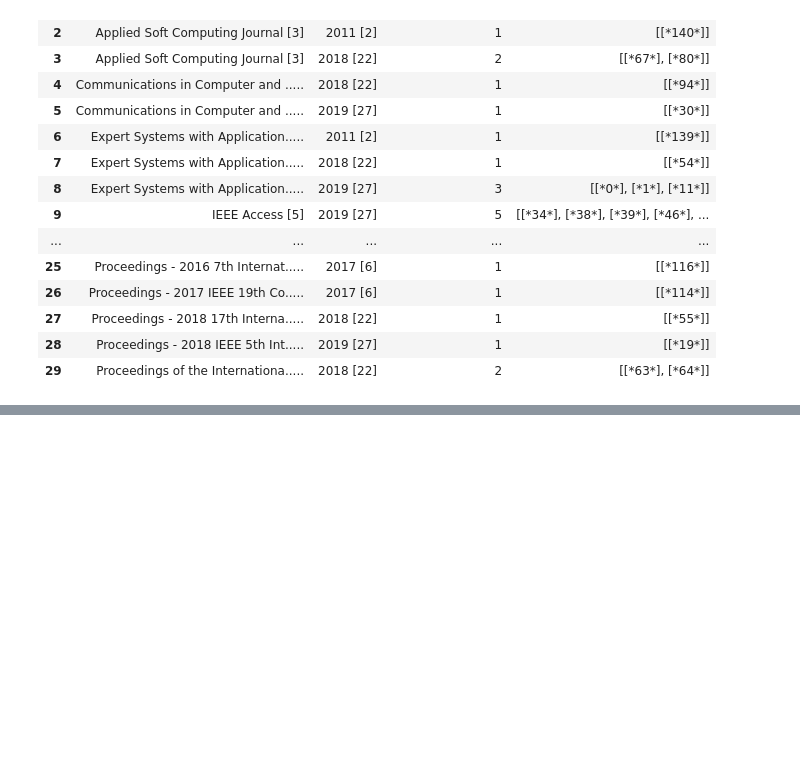
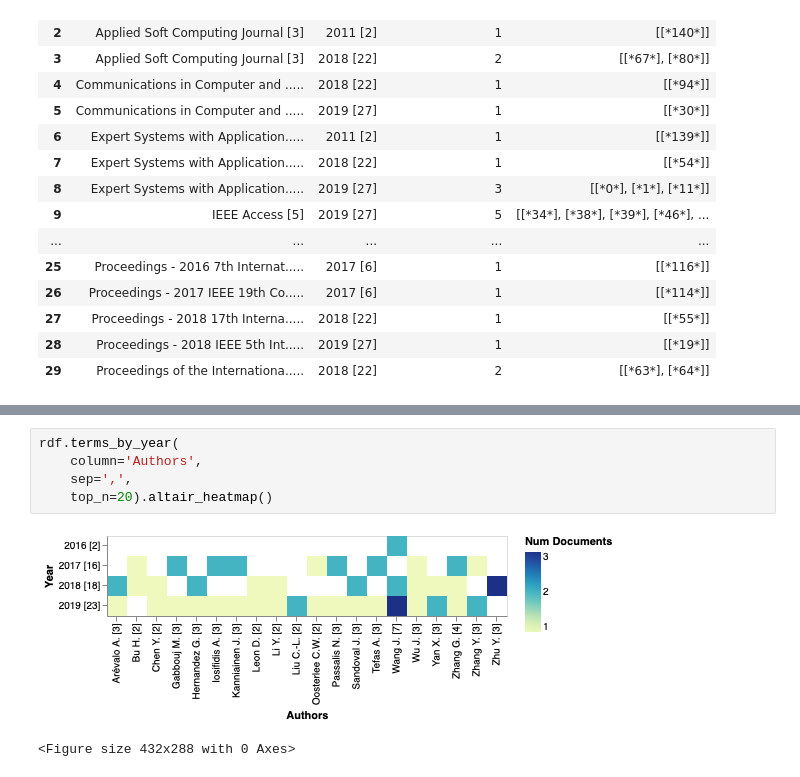
Before and after one commit to jdvelasq/techminer-old-deprecated, a Jupyter notebook: guide/tutorial/13-terms-by-year.ipynb, the cells around one changed output, grey strips where cells are left out. Saved outputs shown, nothing was run; the diff lists cells and outputs as text; blank space fills up the shorter version.

```diff
--- a/guide/tutorial/13-terms-by-year.ipynb
+++ b/guide/tutorial/13-terms-by-year.ipynb
@@ -55,3 +55,11 @@ rdf.terms_by_year(
 | Proceedings - 2018 17th Interna..... | 0 | 0 | 0 | 0 | 0 | 0 | 0 | 0 | 1 | 0 |
 | Proceedings - 2018 IEEE 5th Int..... | 0 | 0 | 0 | 0 | 0 | 0 | 0 | 0 | 0 | 1 |
 | Proceedings of the Internationa..... | 0 | 0 | 0 | 0 | 0 | 0 | 0 | 0 | 2 | 0 |
+# %%
+rdf.terms_by_year(
+    column='Authors',
+    sep=',',
+    top_n=20).altair_heatmap()
+# %% [output]
+[figure, added]
+<Figure size 432x288 with 0 Axes>
```
Also changed, not shown: 17 other files.
